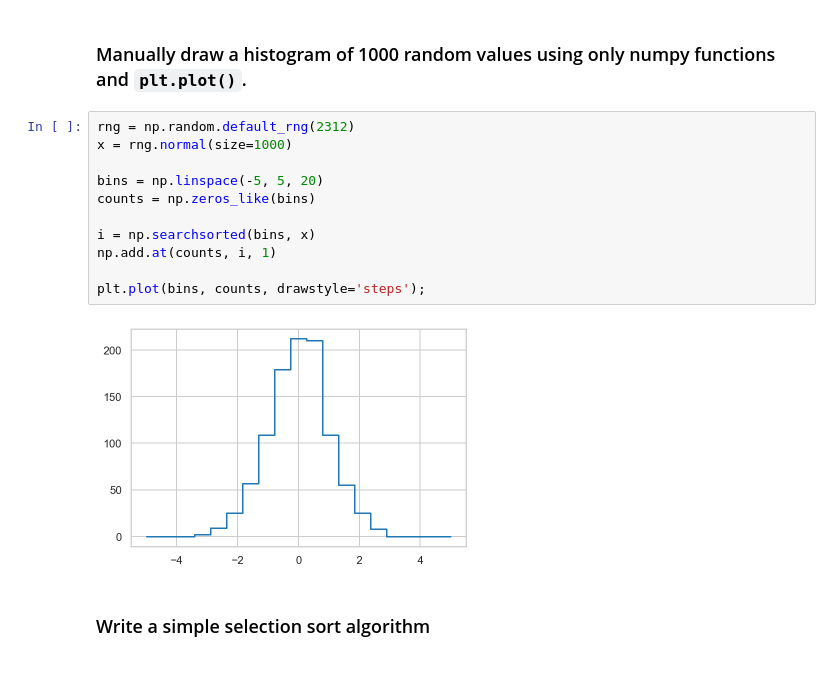
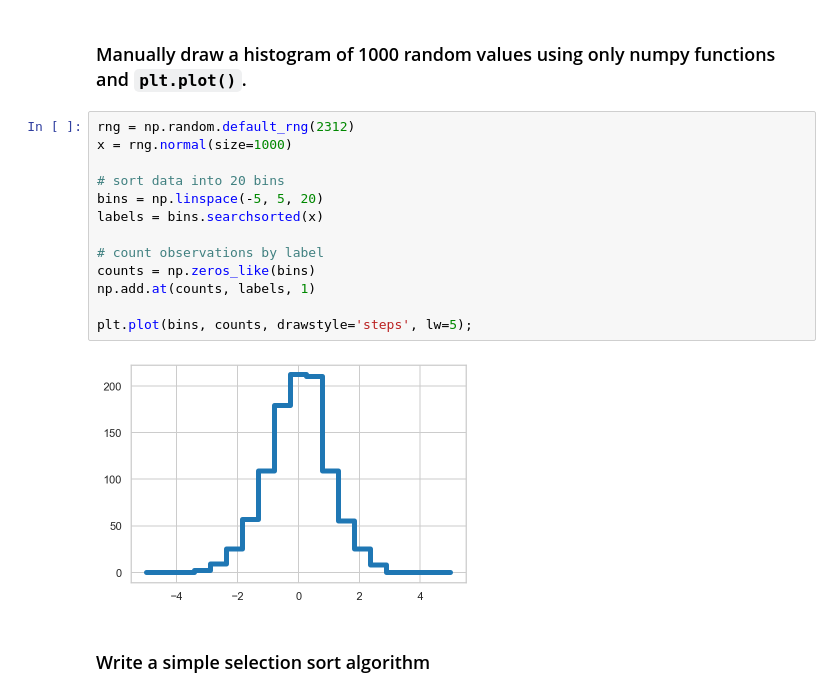
Before and after one commit to fabiangunzinger/blog, a Jupyter notebook: _notebooks/3000-12-01-numpy-essentials.ipynb, the cells around one changed output. Drawn from its saved outputs; the diff is of its cells as text.

```diff
--- a/_notebooks/3000-12-01-numpy-essentials.ipynb
+++ b/_notebooks/3000-12-01-numpy-essentials.ipynb
@@ -420,16 +433,18 @@ plt.scatter(sample[:,0], sample[:,1], alpha=0.5, **fmt);
 # %%
 rng = np.random.default_rng(2312)
 x = rng.normal(size=1000)
 
+# sort data into 20 bins
 bins = np.linspace(-5, 5, 20)
+labels = bins.searchsorted(x)
+
+# count observations by label
 counts = np.zeros_like(bins)
+np.add.at(counts, labels, 1)
 
-i = np.searchsorted(bins, x)
-np.add.at(counts, i, 1)
-
-plt.plot(bins, counts, drawstyle='steps');
+plt.plot(bins, counts, drawstyle='steps', lw=5);
 # %% [output]
-[figure, old version]
+[figure, new version]
 # %% [markdown]
 ### Write a simple selection sort algorithm
 # %%
```
Also changed, not shown: parts of 5 cells of this notebook.
